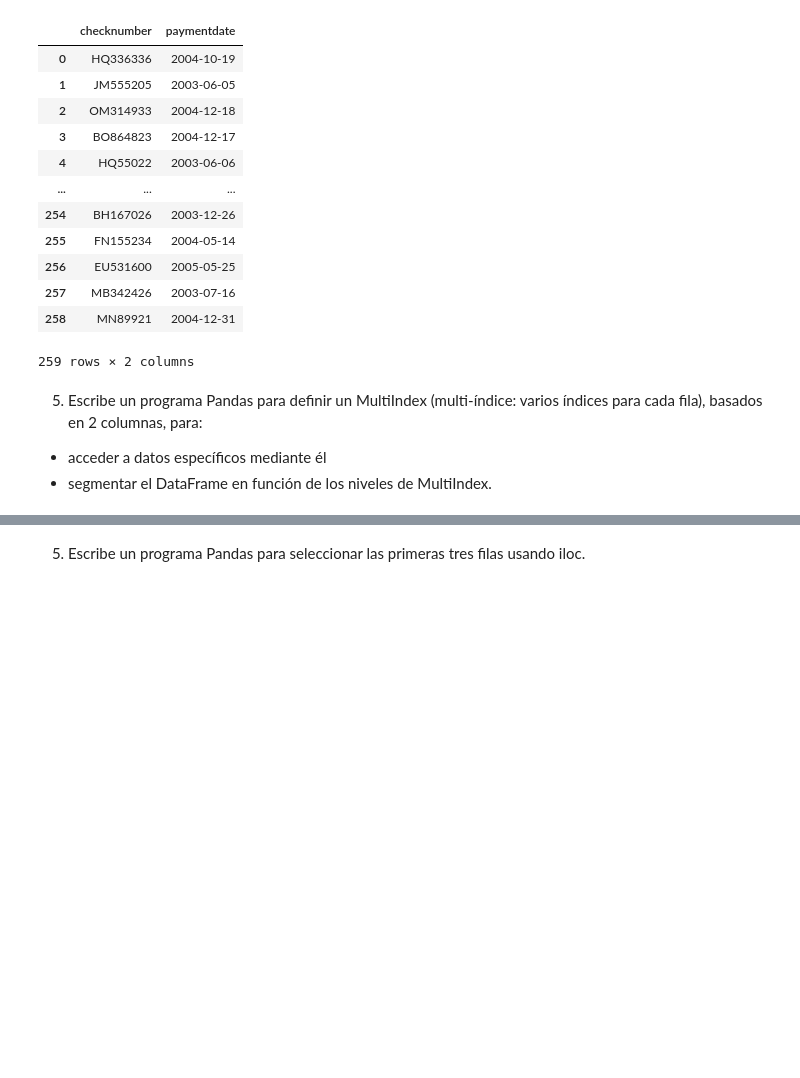
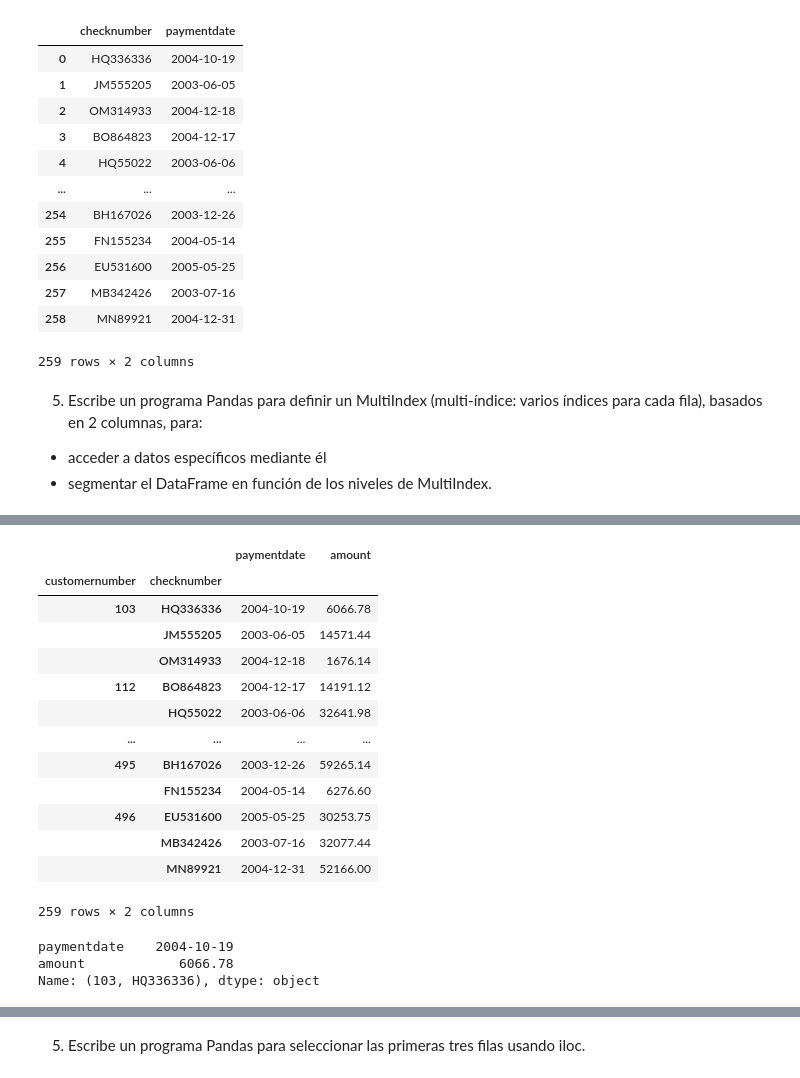
Before and after one commit to mtataytraining2/2_DataScience_Basics, a Jupyter notebook: Pandas/Pandas_dataframe_ejer_1.ipynb, the cells around one changed output, grey strips where cells are left out. Saved outputs shown, nothing was run; the diff lists cells and outputs as text; code cells hidden in the pictures; blank space fills up the shorter version.

```diff
--- a/Pandas/Pandas_dataframe_ejer_1.ipynb
+++ b/Pandas/Pandas_dataframe_ejer_1.ipynb
@@ -197,0 +214,24 @@ df.loc[:,['checknumber','paymentdate']]
+# %%
+df2=df.set_index(['customernumber','checknumber']) #pone las columnas seleccionadas como índices
+df2
+# %% [output]
+|  |  | paymentdate | amount |
+| customernumber | checknumber |  |  |
+| 103 | HQ336336 | 2004-10-19 | 6066.78 |
+|  | JM555205 | 2003-06-05 | 14571.44 |
+|  | OM314933 | 2004-12-18 | 1676.14 |
+| 112 | BO864823 | 2004-12-17 | 14191.12 |
+|  | HQ55022 | 2003-06-06 | 32641.98 |
+| ... | ... | ... | ... |
+| 495 | BH167026 | 2003-12-26 | 59265.14 |
+|  | FN155234 | 2004-05-14 | 6276.60 |
+| 496 | EU531600 | 2005-05-25 | 30253.75 |
+|  | MB342426 | 2003-07-16 | 32077.44 |
+|  | MN89921 | 2004-12-31 | 52166.00 |
+259 rows × 2 columns
+# %%
+df2.loc[103,'HQ336336']
+# %% [output]
+paymentdate    2004-10-19
+amount            6066.78
+Name: (103, HQ336336), dtype: object
```
Also changed, not shown: parts of 4 cells of this notebook.
